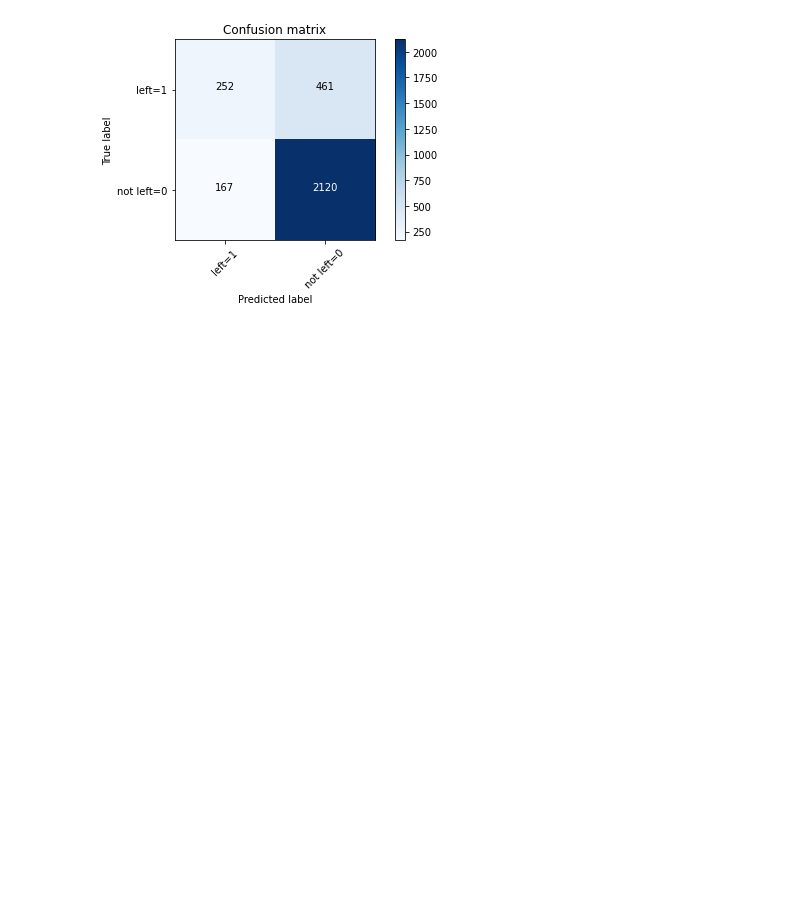
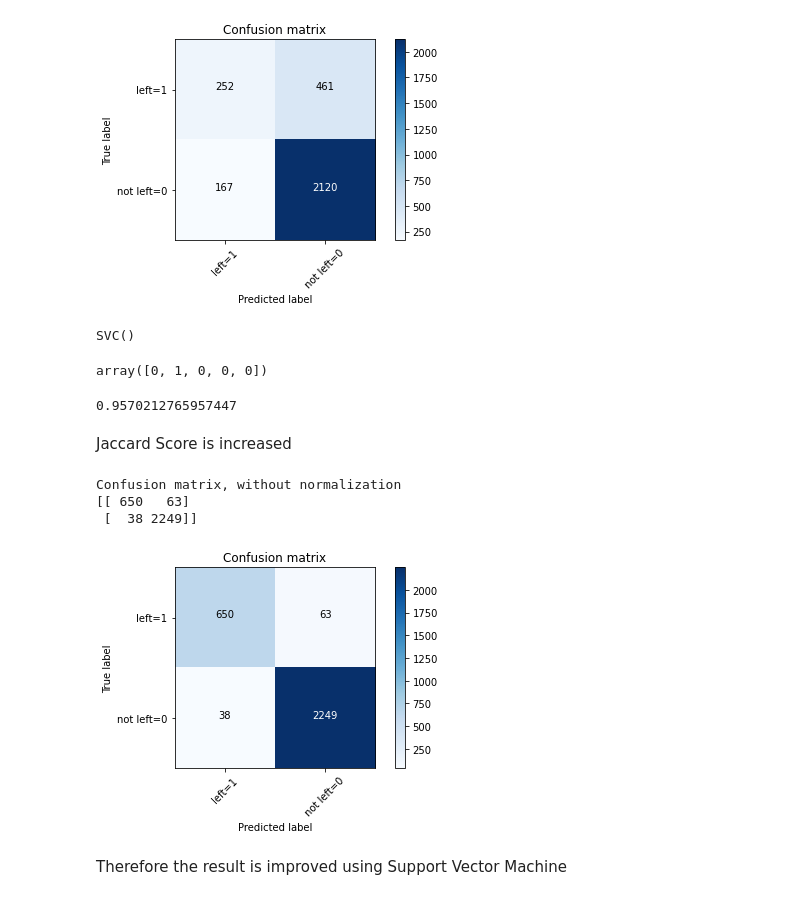
Before and after one commit to sarobar412/machine_learning, a Jupyter notebook: Customer_leaving_prediction_.ipynb, the cells around one changed output. Saved outputs shown, nothing was run; the diff lists cells and outputs as text; code cells hidden in the pictures; blank space fills up the shorter version.

```diff
--- a/Customer_leaving_prediction_.ipynb
+++ b/Customer_leaving_prediction_.ipynb
@@ -186,3 +186,35 @@ Confusion matrix, without normalization
 [[ 252  461]
  [ 167 2120]]
 [figure]
+# %%
+from sklearn import svm
+clf = svm.SVC(kernel='rbf')
+clf.fit(X_train, y_train)
+# %% [output]
+SVC()
+# %%
+yhat = clf.predict(X_test)
+yhat [0:5]
+# %% [output]
+array([0, 1, 0, 0, 0])
+# %%
+jaccard_score(y_test, yhat,pos_label=0)
+# %% [output]
+0.9570212765957447
+# %% [markdown]
+Jaccard Score is increased
+# %%
+conf_matrix = confusion_matrix(y_test, yhat, labels=[1,0])
+np.set_printoptions(precision=2)
+
+
+# Plot non-normalized confusion matrix
+plt.figure()
+plot_confusion_matrix(conf_matrix, classes=['left=1','not left=0'],normalize= False,  title='Confusion matrix')
+# %% [output]
+Confusion matrix, without normalization
+[[ 650   63]
+ [  38 2249]]
+[figure, added]
+# %% [markdown]
+Therefore the result is improved using Support Vector Machine
```
